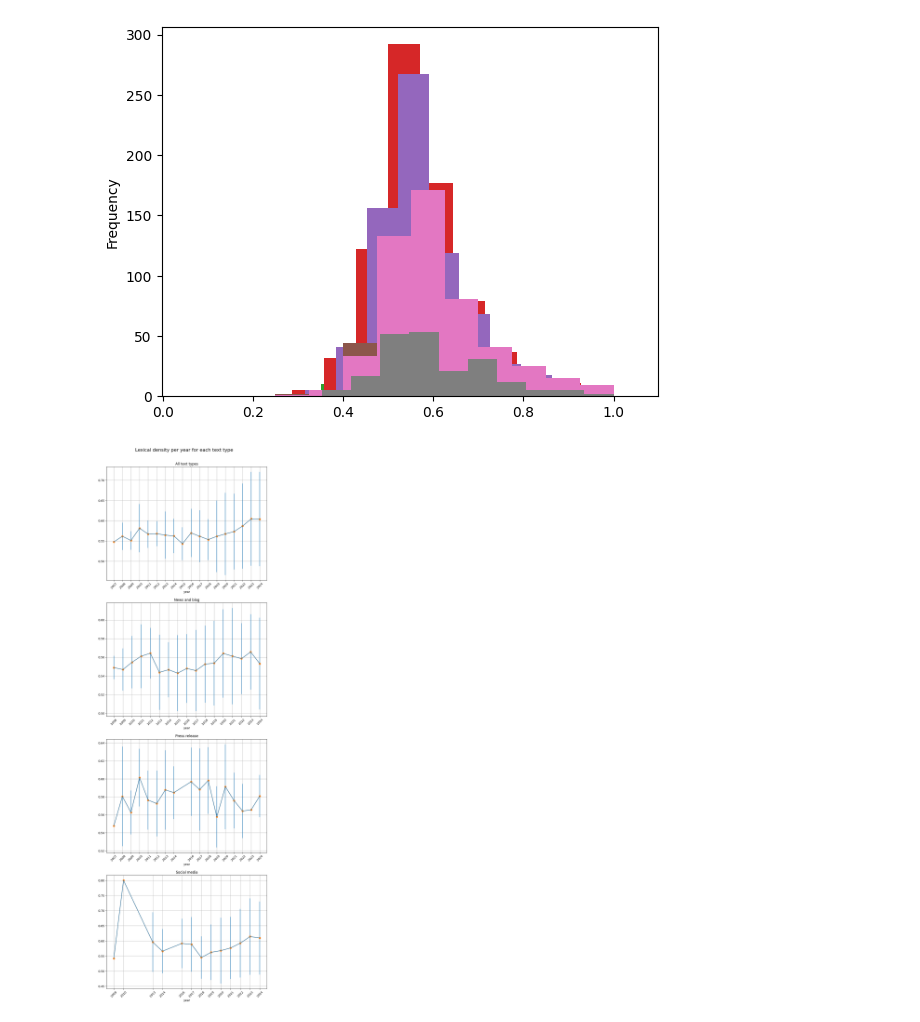
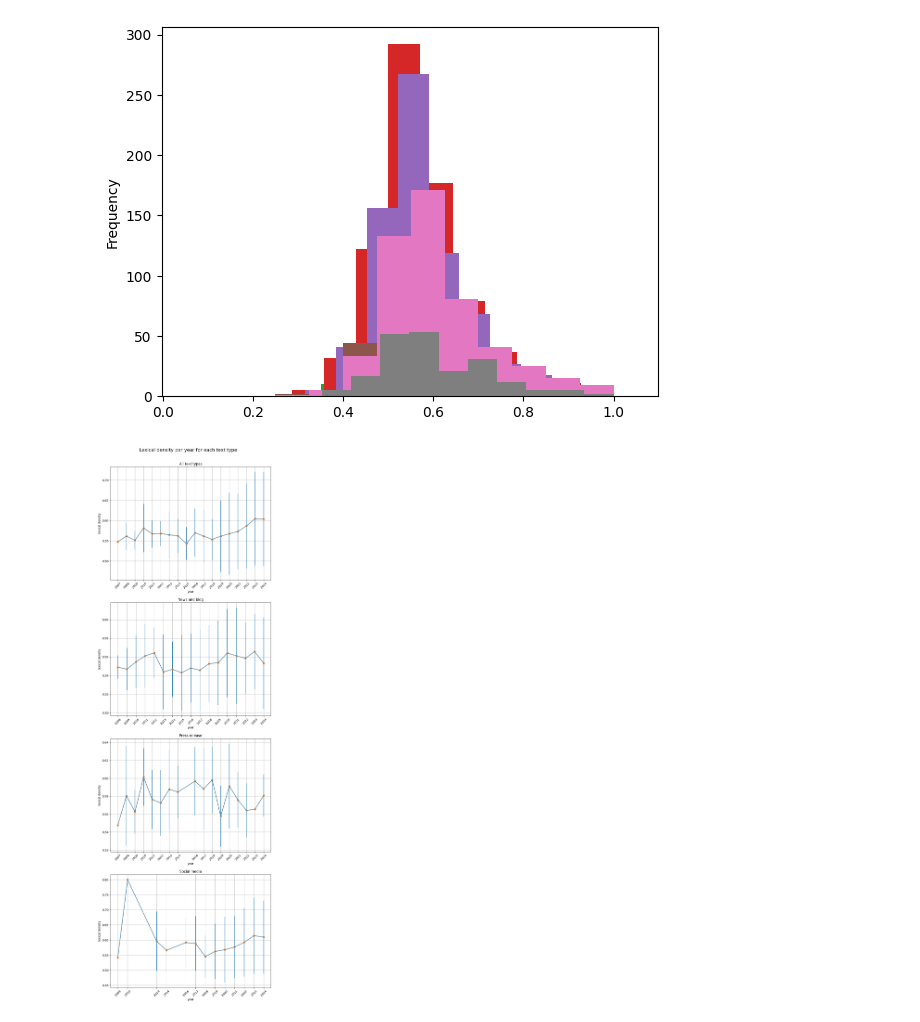
Before and after one commit to sfu-discourse-lab/fake_news_over_time, a Jupyter notebook: lexical_density_graphs.ipynb, the cells around one changed output. Cells and saved outputs as stored; diff of their text form; code cells hidden in the pictures.

```diff
--- a/lexical_density_graphs.ipynb
+++ b/lexical_density_graphs.ipynb
@@ -92,31 +92,33 @@ fig.suptitle("Lexical density per year for each text type", fontsize=16)
 fig.subplots_adjust(top=0.95)
 
 def plot_data_on_ax(i: str, df: pd.DataFrame, title: str):
     years = list(df["year"])
 
     ax = axes_flat[i]
 
     ax.set_title(title)
 
     ax.set_xlabel("year")
     ax.grid(True)
 
     ax.set_xticks(list(years))
     ax.set_xticklabels([str(y) for y in years])
     ax.tick_params(axis="x", rotation=45)
 
+    ax.set_ylabel("lexical density")
+
     ax.errorbar(
         x=years,
         y=df["mean"],
         yerr=df["std"],
     )
     ax.plot(years, df["mean"], marker="o")
 
 plot_data_on_ax(0, full_summary_df, "All text types")
 plot_data_on_ax(1, news_and_blog_summary_df, "News and blog")
 plot_data_on_ax(2, press_release_summary_df, "Press release")
 plot_data_on_ax(3, social_media_summary_df, "Social media")
 
 fig.savefig("./visualization/lexical_density/lineplot.png")
 # %% [output]
-[figure, old version]
+[figure, new version]
```
Also changed, not shown: 8 other files.
